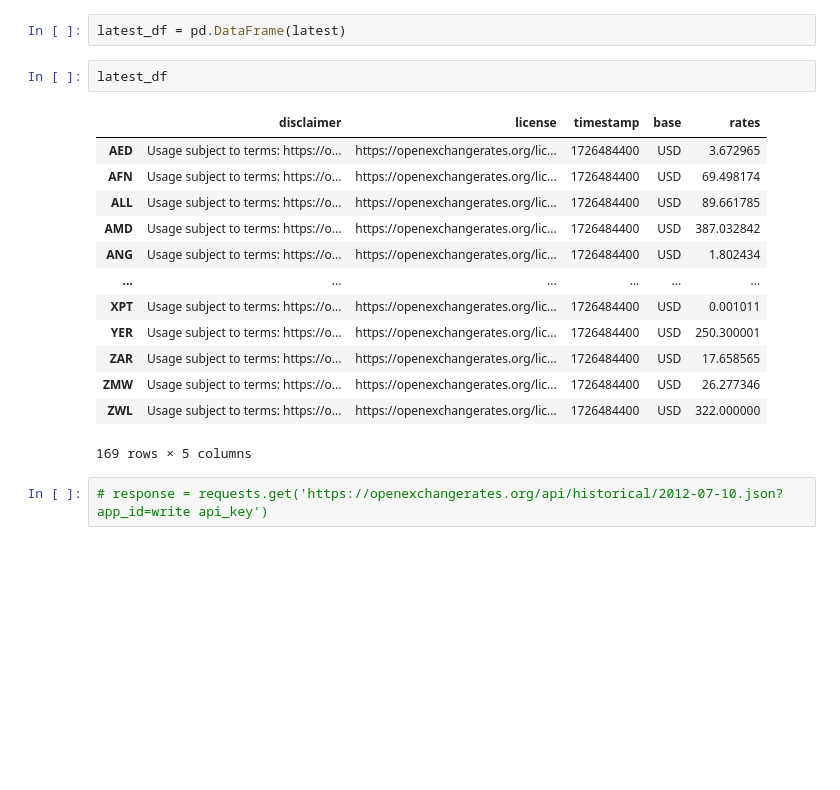
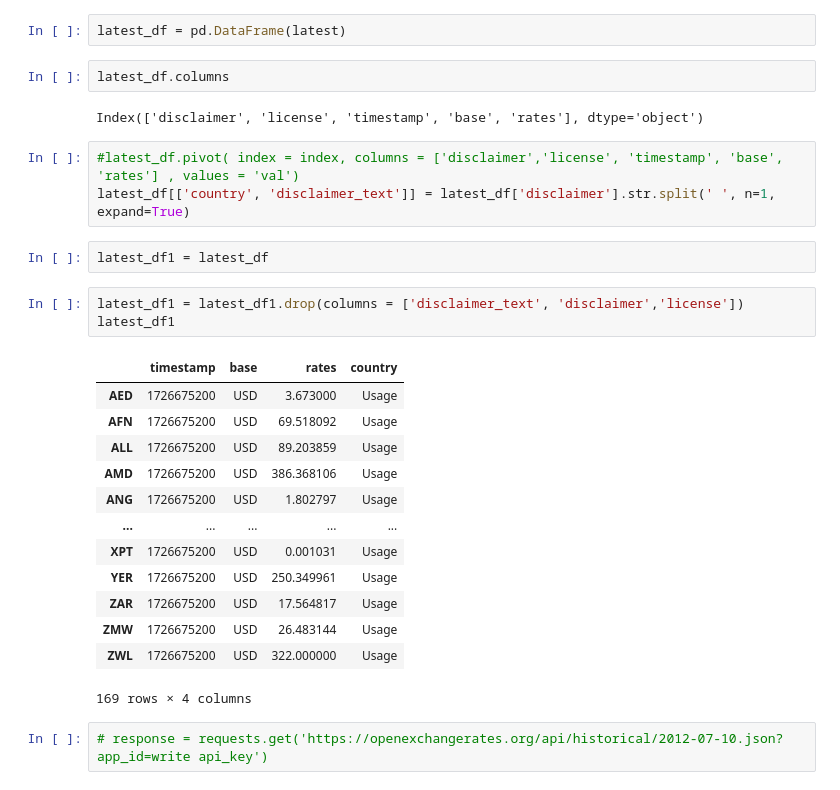
Before and after one commit to salu218/Api_test, a Jupyter notebook: Exchange_rate.ipynb, the cells around one changed output. Cells and saved outputs as stored; diff of their text form; blank space fills up the shorter version.

Commit message:
extracted columns

```diff
--- a/Exchange_rate.ipynb
+++ b/Exchange_rate.ipynb
@@ -167,21 +167,31 @@ print(latest)
 # %%
 latest_df = pd.DataFrame(latest)
+# %%
+latest_df.columns
+# %% [output]
+Index(['disclaimer', 'license', 'timestamp', 'base', 'rates'], dtype='object')
 # %%
-latest_df
+#latest_df.pivot( index = index, columns = ['disclaimer','license', 'timestamp', 'base', 'rates'] , values = 'val')
+latest_df[['country', 'disclaimer_text']] = latest_df['disclaimer'].str.split(' ', n=1, expand=True)
-# %% [output]
-|  | disclaimer | license | timestamp | base | rates |
-| AED | Usage subject to terms: https://o... | https://openexchangerates.org/lic... | 1726484400 | USD | 3.672965 |
-| AFN | Usage subject to terms: https://o... | https://openexchangerates.org/lic... | 1726484400 | USD | 69.498174 |
-| ALL | Usage subject to terms: https://o... | https://openexchangerates.org/lic... | 1726484400 | USD | 89.661785 |
-| AMD | Usage subject to terms: https://o... | https://openexchangerates.org/lic... | 1726484400 | USD | 387.032842 |
-| ANG | Usage subject to terms: https://o... | https://openexchangerates.org/lic... | 1726484400 | USD | 1.802434 |
-| ... | ... | ... | ... | ... | ... |
-| XPT | Usage subject to terms: https://o... | https://openexchangerates.org/lic... | 1726484400 | USD | 0.001011 |
-| YER | Usage subject to terms: https://o... | https://openexchangerates.org/lic... | 1726484400 | USD | 250.300001 |
-| ZAR | Usage subject to terms: https://o... | https://openexchangerates.org/lic... | 1726484400 | USD | 17.658565 |
-| ZMW | Usage subject to terms: https://o... | https://openexchangerates.org/lic... | 1726484400 | USD | 26.277346 |
-| ZWL | Usage subject to terms: https://o... | https://openexchangerates.org/lic... | 1726484400 | USD | 322.000000 |
-169 rows × 5 columns
+# %%
+latest_df1 = latest_df
+# %%
+latest_df1 = latest_df1.drop(columns = ['disclaimer_text', 'disclaimer','license'])
+latest_df1
+# %% [output]
+|  | timestamp | base | rates | country |
+| AED | 1726675200 | USD | 3.673000 | Usage |
+| AFN | 1726675200 | USD | 69.518092 | Usage |
+| ALL | 1726675200 | USD | 89.203859 | Usage |
+| AMD | 1726675200 | USD | 386.368106 | Usage |
+| ANG | 1726675200 | USD | 1.802797 | Usage |
+| ... | ... | ... | ... | ... |
+| XPT | 1726675200 | USD | 0.001031 | Usage |
+| YER | 1726675200 | USD | 250.349961 | Usage |
+| ZAR | 1726675200 | USD | 17.564817 | Usage |
+| ZMW | 1726675200 | USD | 26.483144 | Usage |
+| ZWL | 1726675200 | USD | 322.000000 | Usage |
+169 rows × 4 columns
 # %%
 # response = requests.get('https://openexchangerates.org/api/historical/2012-07-10.json?app_id=write api_key')
 # %%
```
Also changed, not shown: parts of 2 cells of this notebook.
